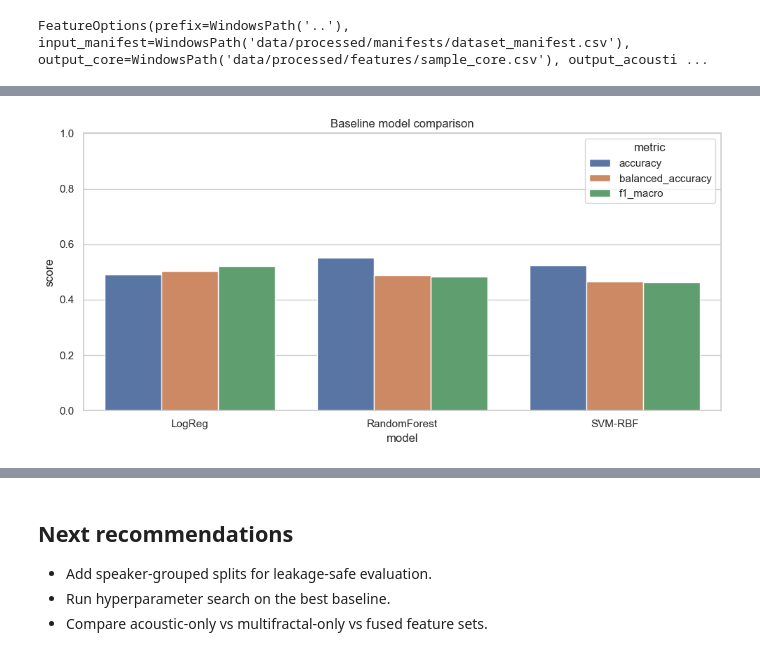
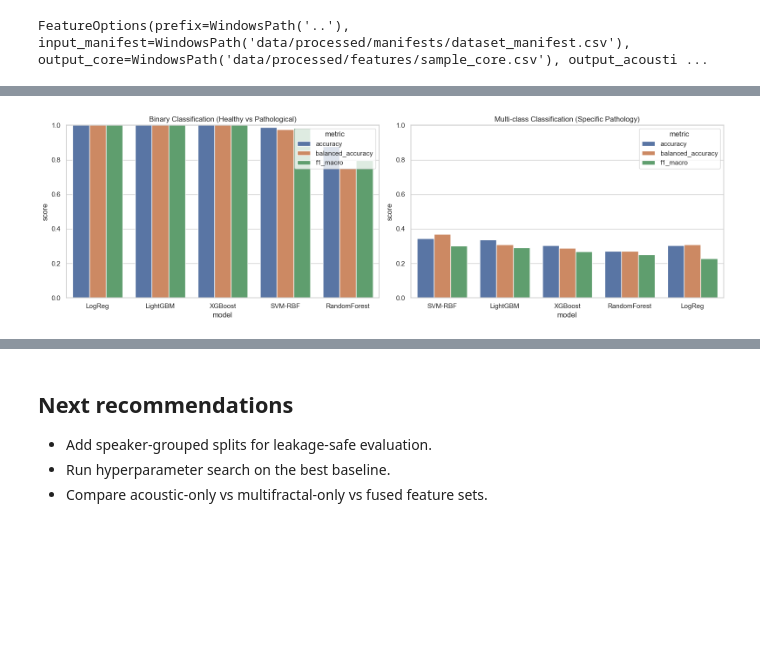
Before and after one commit to mNandhu/multifractal-speech-analysis, a Jupyter notebook: notebooks/model_training_baselines.ipynb, the cells around one changed output, grey strips where cells are left out. Drawn from its saved outputs; the diff is of its cells as text; code cells hidden in the pictures; blank space fills up the shorter version.

```diff
--- a/notebooks/model_training_baselines.ipynb
+++ b/notebooks/model_training_baselines.ipynb
@@ -65,6 +67,7 @@ for name, df in tables.items():
 core_df = tables["core"].copy()
 acoustic_df = tables["acoustic"].copy()
 multifractal_df = tables["multifractal"].copy()
+opensmile_df = tables.get("opensmile", pd.DataFrame()).copy()
 splits_df = tables.get("splits", pd.DataFrame())
 # %% [output]
 core: (1214, 18)
@@ -75,6 +79,8 @@ splits: (1214, 3)
 # Build one training table
 df = core_df.merge(acoustic_df, on="sample_key", how="left")
 df = df.merge(multifractal_df, on="sample_key", how="left")
+if not opensmile_df.empty:
+    df = df.merge(opensmile_df, on="sample_key", how="left")
 if not splits_df.empty:
     df = df.merge(splits_df, on="sample_key", how="left")
 
@@ -85,6 +91,8 @@ if "acoustic_status" in df.columns:
     df = df[df["acoustic_status"] == "ok"].copy()
 if "mf_status" in df.columns:
     df = df[df["mf_status"] == "ok"].copy()
+if "opensmile_status" in df.columns:
+    df = df[df["opensmile_status"] == "ok"].copy()
 
 df.shape
 # %% [output]
@@ -173,33 +189,36 @@ models = {
         n_jobs=-1,
     ),
     "SVM-RBF": SVC(kernel="rbf", C=3.0, gamma="scale", class_weight="balanced"),
+    "XGBoost": XGBClassifier(random_state=RANDOM_SEED, n_jobs=-1, eval_metric="logloss"),
+    "LightGBM": LGBMClassifier(random_state=RANDOM_SEED, n_jobs=-1, class_weight="balanced", verbose=-1),
 }
 
-results = []
-trained_pipelines = {}
+results_bin = []
+trained_pipelines_bin = {}
 
+print("--- Binary Classification (Healthy vs Pathological) ---")
 for name, model in models.items():
     pipe = Pipeline(steps=[
         ("prep", preprocessor),
         ("model", model),
     ])
 
-    pipe.fit(X_train, y_train)
+    pipe.fit(X_train, y_bin_train)
     y_pred = pipe.predict(X_test)
 
-    acc = accuracy_score(y_test, y_pred)
-    bacc = balanced_accuracy_score(y_test, y_pred)
-    f1m = f1_score(y_test, y_pred, average="macro", zero_division=0)
+    acc = accuracy_score(y_bin_test, y_pred)
+    bacc = balanced_accuracy_score(y_bin_test, y_pred)
+    f1m = f1_score(y_bin_test, y_pred, average="macro", zero_division=0)
 
-    results.append({
+    results_bin.append({
         "model": name,
         "accuracy": acc,
         "balanced_accuracy": bacc,
         "f1_macro": f1m,
     })
 
-    trained_pipelines[name] = (pipe, y_pred)
+    trained_pipelines_bin[name] = (pipe, y_pred)
 
-results_df = pd.DataFrame(results).sort_values(by="f1_macro", ascending=False)
-results_df
+results_bin_df = pd.DataFrame(results_bin).sort_values(by="f1_macro", ascending=False)
+display(results_bin_df)
 # %% [output]
@@ -210,13 +285,19 @@ results_df
 # %%
 sns.set_theme(style="whitegrid")
-plot_df = results_df.melt(id_vars="model", var_name="metric", value_name="score")
+fig, axes = plt.subplots(1, 2, figsize=(16, 5))
 
-plt.figure(figsize=(10, 5))
-sns.barplot(data=plot_df, x="model", y="score", hue="metric")
-plt.ylim(0, 1)
-plt.title("Baseline model comparison")
+plot_df_bin = results_bin_df.melt(id_vars="model", var_name="metric", value_name="score")
+sns.barplot(data=plot_df_bin, x="model", y="score", hue="metric", ax=axes[0])
+axes[0].set_ylim(0, 1)
+axes[0].set_title("Binary Classification (Healthy vs Pathological)")
+
+plot_df_multi = results_multi_df.melt(id_vars="model", var_name="metric", value_name="score")
+sns.barplot(data=plot_df_multi, x="model", y="score", hue="metric", ax=axes[1])
+axes[1].set_ylim(0, 1)
+axes[1].set_title("Multi-class Classification (Specific Pathology)")
+
 plt.tight_layout()
 plt.show()
 # %% [output]
-[figure, old version]
+[figure, new version]
 # %%
```
Also changed, not shown: parts of 11 cells of this notebook, 13 other files.
